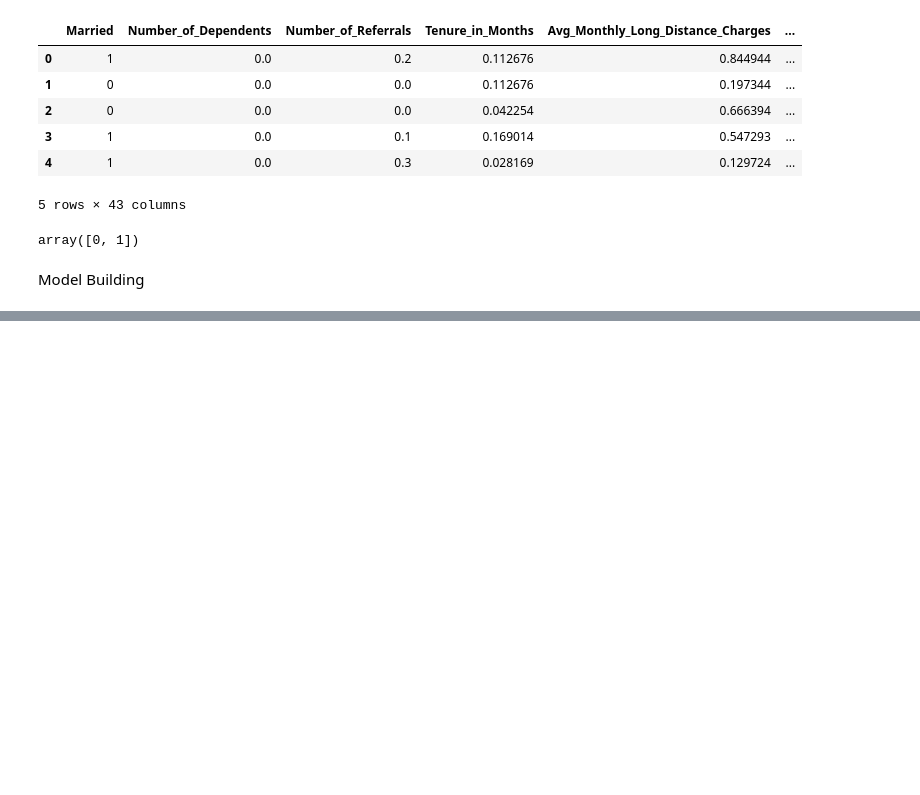
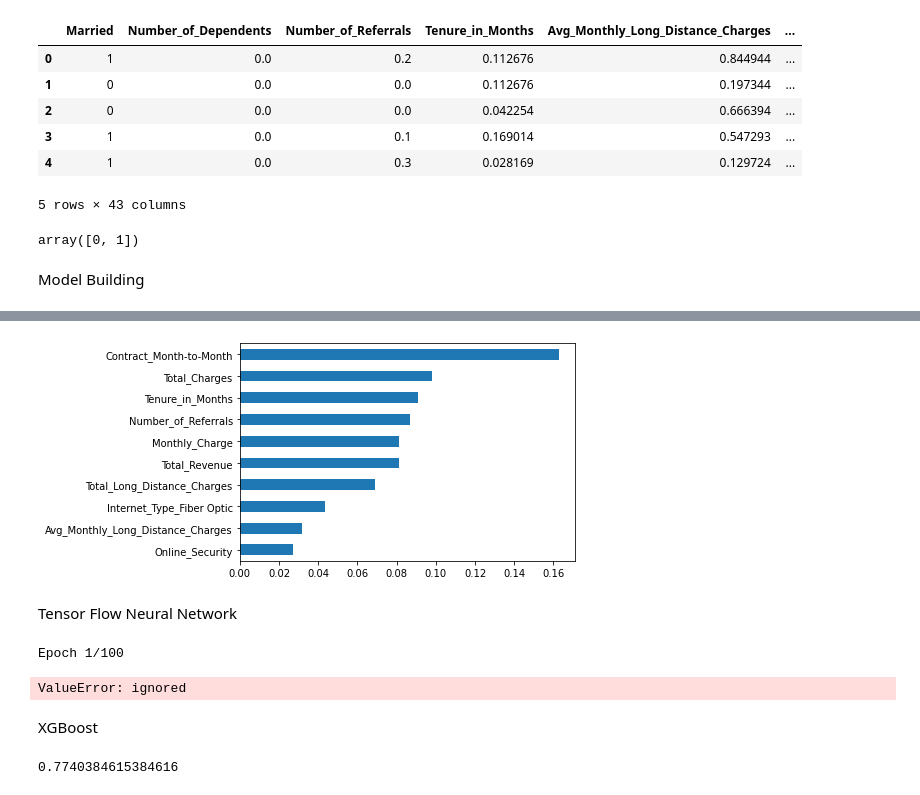
Before and after one commit to AbhishekGarg03/Projects, a Jupyter notebook: original_IDE.ipynb, the cells around one changed output, grey strips where cells are left out. Drawn from its saved outputs; the diff is of its cells as text; code cells hidden in the pictures; blank space fills up the shorter version.

```diff
--- a/original_IDE.ipynb
+++ b/original_IDE.ipynb
@@ -129,5 +129,27 @@ df.Customer_Status.unique()
 array([0, 1])
 # %%
 df_mod= df.copy()
+# %%
+df_mod.drop("Churn_Reason",axis=1,inplace=True)
 # %% [markdown]
 Model Building
+# %%
+from sklearn.model_selection import train_test_split
+
+# Let's say we want to split the data in 80:10:10 for train:valid:test dataset
+train_size=0.8
+
+X = df_mod.drop(columns = ['Customer_Status']).copy()
+y = df_mod['Customer_Status']
+
+# In the first step we will split the data in training and remaining dataset
+X_train, X_test, y_train, y_test = train_test_split(X,y, train_size=0.8)
+
+# Now since we want the valid and test size to be equal (10% each of overall data).
+# we have to define valid_size=0.5 (that is 50% of remaining data)
+#test_size = 0.5
+#X_valid, X_test, y_valid, y_test = train_test_split(X_rem,y_rem, test_size=0.5)
+
+print(X_train.shape), print(y_train.shape)
+#print(X_valid.shape),#print(y_valid.shape)
+print(X_test.shape), print(y_test.shape)
@@ -133,0 +164,14 @@ Model Building
+# %%
+from sklearn import metrics
+
+from sklearn.ensemble import RandomForestClassifier
+
+#X_train, X_test, y_train, y_test = train_test_split(X, y, test_size=0.2, random_state=101)
+model_rf = RandomForestClassifier(n_estimators=100 , oob_score = True, n_jobs = -1,
+                                  random_state =80, max_features = "auto",
+                                  max_leaf_nodes = 20)
+model_rf.fit(X_train, y_train)
+
+# Make predictions
+prediction_test = model_rf.predict(X_test)
+print (metrics.accuracy_score(y_test, prediction_test))
@@ -133,0 +202,41 @@ Model Building
+# %%
+importances = model_rf.feature_importances_
+weights = pd.Series(importances,
+                 index=X.columns.values)
+weights.sort_values()[-10:].plot(kind = 'barh')
+plt.show()
+# %% [output]
+[figure, added]
+# %% [markdown]
+Tensor Flow Neural Network
+# %%
+import tensorflow as tf
+from tensorflow import keras
+
+
+model = keras.Sequential([
+    keras.layers.Dense(26, input_shape=(26,), activation='relu'),
+    #keras.layers.Dense(15, activation='relu'),
+    keras.layers.Dense(1, activation='sigmoid')
+])
+
+# opt = keras.optimizers.Adam(learning_rate=0.01)
+
+model.compile(optimizer='adam',
+              loss='binary_crossentropy',
+              metrics=['accuracy'])
+
+model.fit(X_train, y_train, epochs=100)
+# %% [output]
+Epoch 1/100
+ValueError: ignored
+# %% [markdown]
+XGBoost
+# %%
+from xgboost import XGBClassifier
+model = XGBClassifier()
+model.fit(X_train, y_train)
+preds = model.predict(X_test)
+metrics.accuracy_score(y_test, preds)
+# %% [output]
+0.7740384615384616
```
Also changed, not shown: parts of 12 cells of this notebook.
